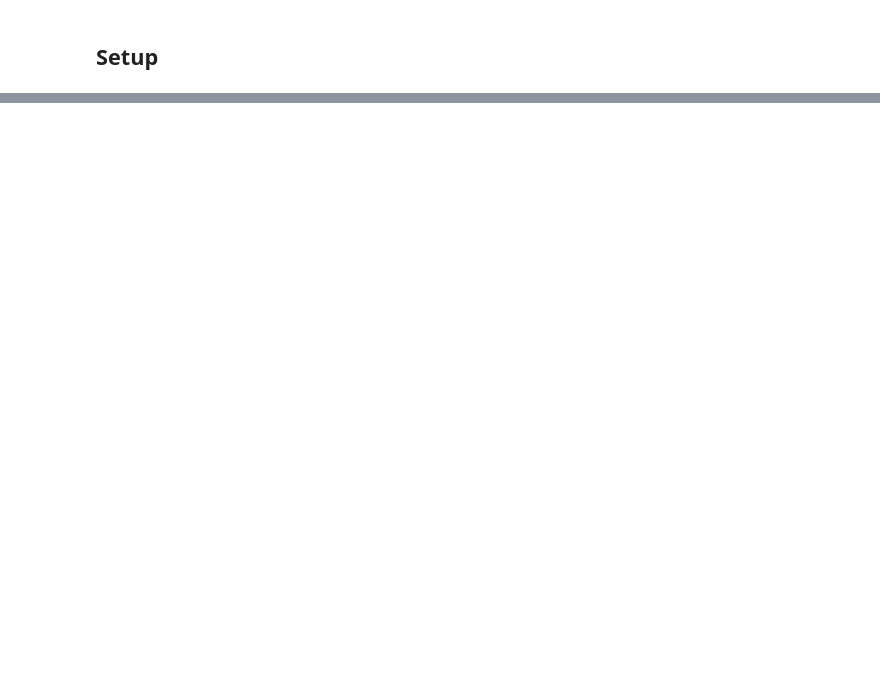
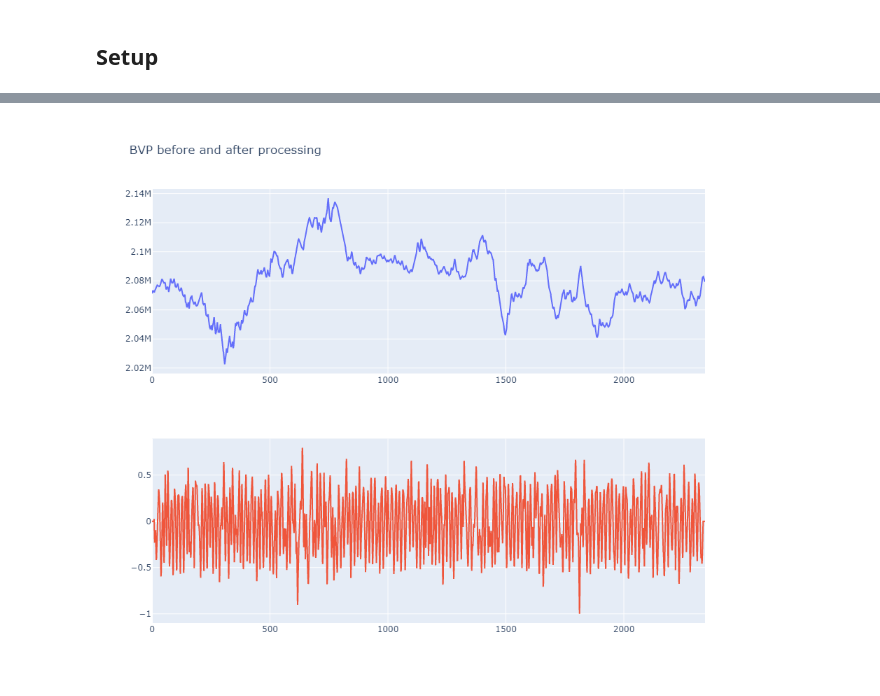
Before and after one commit to Emognition/Emognition-wearable-dataset-2020, a Jupyter notebook: examination_signal.ipynb, the cells around one changed output, grey strips where cells are left out. Saved outputs shown, nothing was run; the diff lists cells and outputs as text; code cells hidden in the pictures; blank space fills up the shorter version.

```diff
--- a/examination_signal.ipynb
+++ b/examination_signal.ipynb
@@ -88,0 +102,89 @@ plot_signal_for_participants(participants=[22], device='EMPATICA', signal='BVP',
+# %%
+import pandas as pd
+import numpy as np
+import pywt
+
+
+def adapt_std(signal: [], freq: int, window_length: int) -> []:
+    n = round(freq * window_length)
+
+    if n % 2 == 0:
+        n = n + 1
+
+    signal_std = []
+
+    for i in range(len(signal)):
+
+        lower_bound = int(i - np.floor(n/2))
+        upper_bound = int(i + np.floor(n/2)+1)
+        if lower_bound < 0:
+            lower_bound = 0
+        if upper_bound > len(signal):
+            upper_bound = len(signal)
+        window = signal[lower_bound:upper_bound]
+        s = np.std(window)
+        signal_std.append(signal[i] / s)
+
+    return signal_std
+
+
+def process_bvp(hrm_raw_signal):
+    level = 8
+
+    # the padding is needed as the signal for swt needs to have length that is the multiplicity of the level value
+    # here the padding adds 0s to the beginning of the signal
+    padded = np.pad(hrm_raw_signal["BVPRaw"], (2 ** level - (len(hrm_raw_signal["BVPRaw"]) % 2 ** level), 0),
+                    mode="edge")
+    mean_signal = padded - np.mean(padded)
+
+    # wavelet transformation
+    swt_coeffs = pywt.swt(mean_signal, 'coif1', level=level, norm=True, trim_approx=True)
+
+    # inverse wavelet transformation using only 2nd and 3rd level
+    # indices are different due to return values from the swt function
+    iswt_signal = pywt.iswt([swt_coeffs[6], swt_coeffs[5]], 'coif1')
+    iswt_signal = iswt_signal[2 ** level - (len(hrm_raw_signal["BVPRaw"]) % 2 ** level):]
+
+    # adaptive std
+    adapt_std_signal = adapt_std(iswt_signal, 20, 1)
+
+    # signal normalization
+    norm_signal = adapt_std_signal / np.max(np.abs(adapt_std_signal))
+
+    return norm_signal
+
+
+def compare_bvp(samsung_data):
+    fig = make_subplots(rows=2, cols=1)
+
+    fig.append_trace(go.Scatter(
+        x=samsung_data.index,
+        y=samsung_data['BVPRaw'],
+    ), row=1, col=1)
+
+    fig.append_trace(go.Scatter(
+        x=samsung_data.index,
+        y=samsung_data['BVPProcessed'],
+    ), row=2, col=1)
+
+    fig.update_layout(height=800, width=950,
+                      title_text="BVP before and after processing",
+                      xaxis_title="Sample", yaxis_title="Value",
+                      showlegend=False,)
+
+    # to make the plot interactive remove the "png" argument
+    fig.show("png")
+
+
+# load data from one phase
+p_id, movie, study_phase = 22, "AWE", "STIMULUS"
+samsung_data = load_json_file(f'{dataset_path}/{p_id}/{p_id}_{movie}_{study_phase}_SAMSUNG_WATCH.json')
+
+
+# transforming BVP
+bvp_df = pd.DataFrame(samsung_data['BVPRaw'], columns=["TimeStamp", "BVPRaw"])
+bvp_df["BVPProcessed"] = process_bvp(bvp_df)
+
+compare_bvp(bvp_df)
+# %% [output]
+[figure, added]
```
Also changed, not shown: parts of 7 cells of this notebook, 3 other files.
